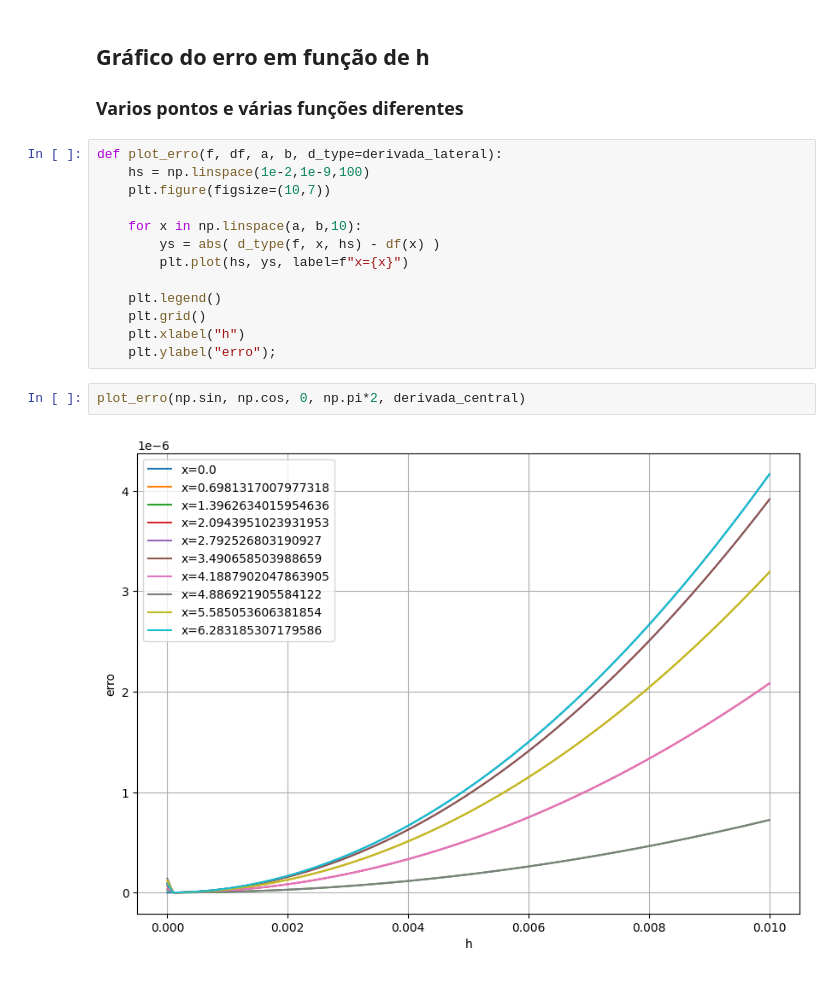
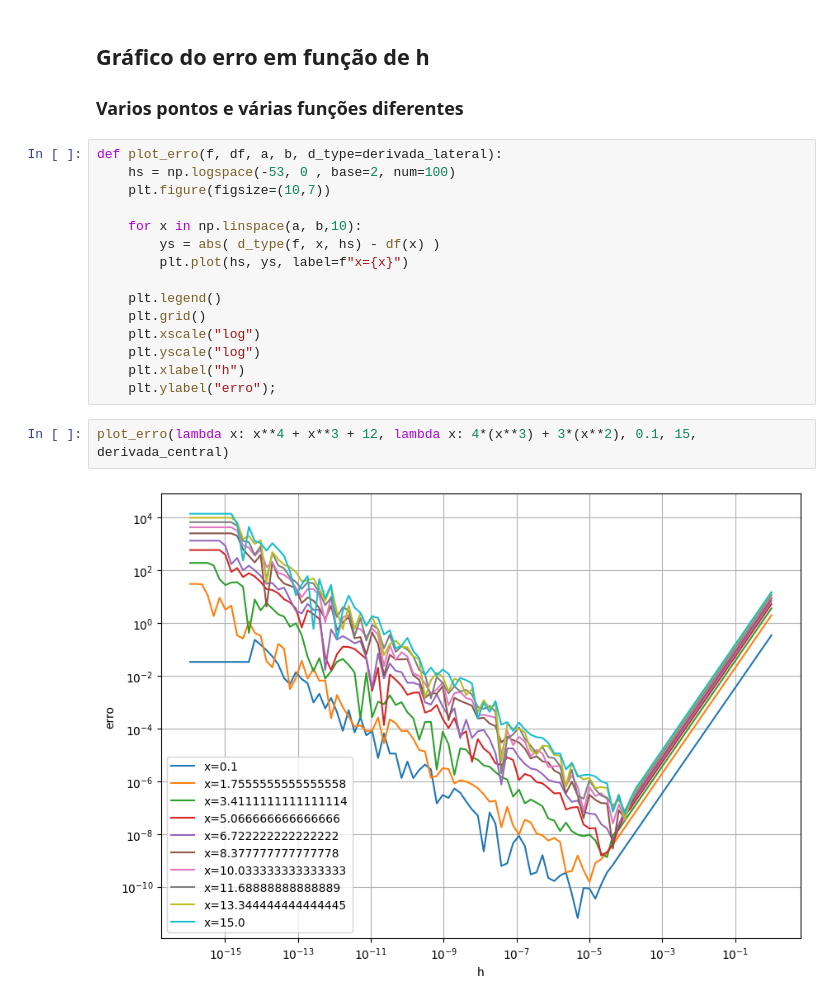
Before and after one commit to gustavo-m-vieira/comp-cient, a Jupyter notebook: Aulas/4-10.ipynb, the cells around one changed output. Saved outputs shown, nothing was run; the diff lists cells and outputs as text.

```diff
--- a/Aulas/4-10.ipynb
+++ b/Aulas/4-10.ipynb
@@ -12,7 +12,7 @@ def derivada_central(f, x, h):
 ### Varios pontos e várias funções diferentes
 # %%
 def plot_erro(f, df, a, b, d_type=derivada_lateral):
-    hs = np.linspace(1e-2,1e-9,100)
+    hs = np.logspace(-53, 0 , base=2, num=100)
     plt.figure(figsize=(10,7))
 
     for x in np.linspace(a, b,10):
@@ -21,9 +21,11 @@ def plot_erro(f, df, a, b, d_type=derivada_lateral):
 
     plt.legend()
     plt.grid()
+    plt.xscale("log")
+    plt.yscale("log")
     plt.xlabel("h")
     plt.ylabel("erro");
-# %%
-plot_erro(np.sin, np.cos, 0, np.pi*2, derivada_central)
-# %% [output]
-[figure, removed]
+# %%
+plot_erro(lambda x: x**4 + x**3 + 12, lambda x: 4*(x**3) + 3*(x**2), 0.1, 15, derivada_central)
+# %% [output]
+[figure, added]
```
